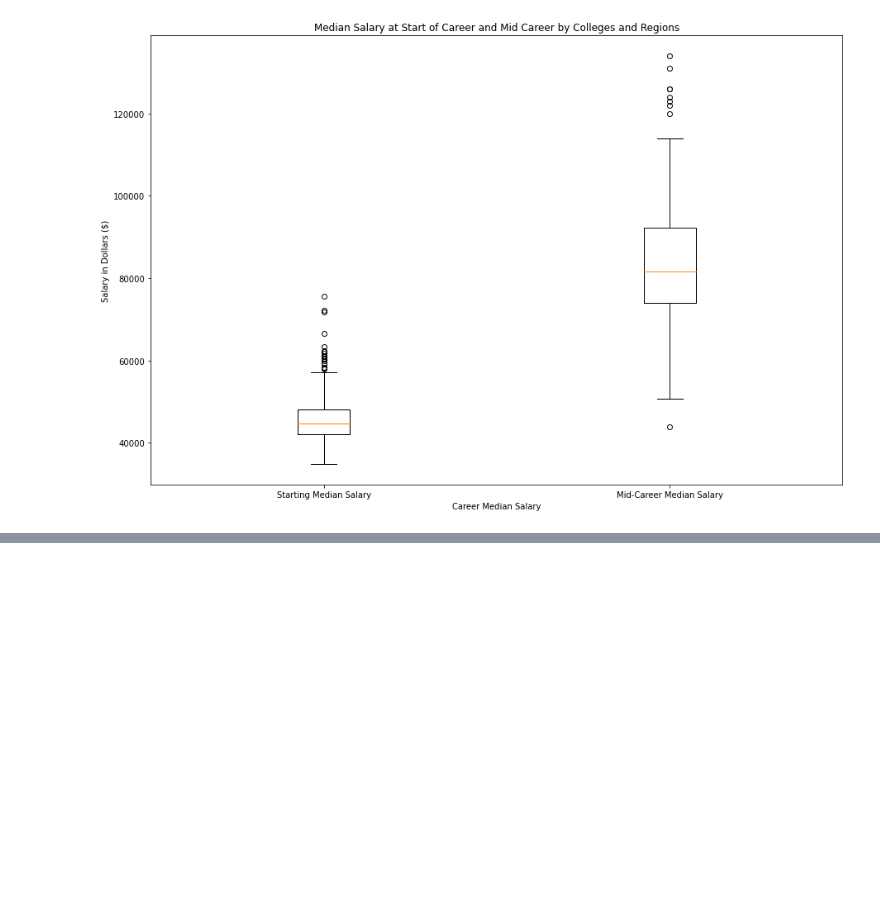
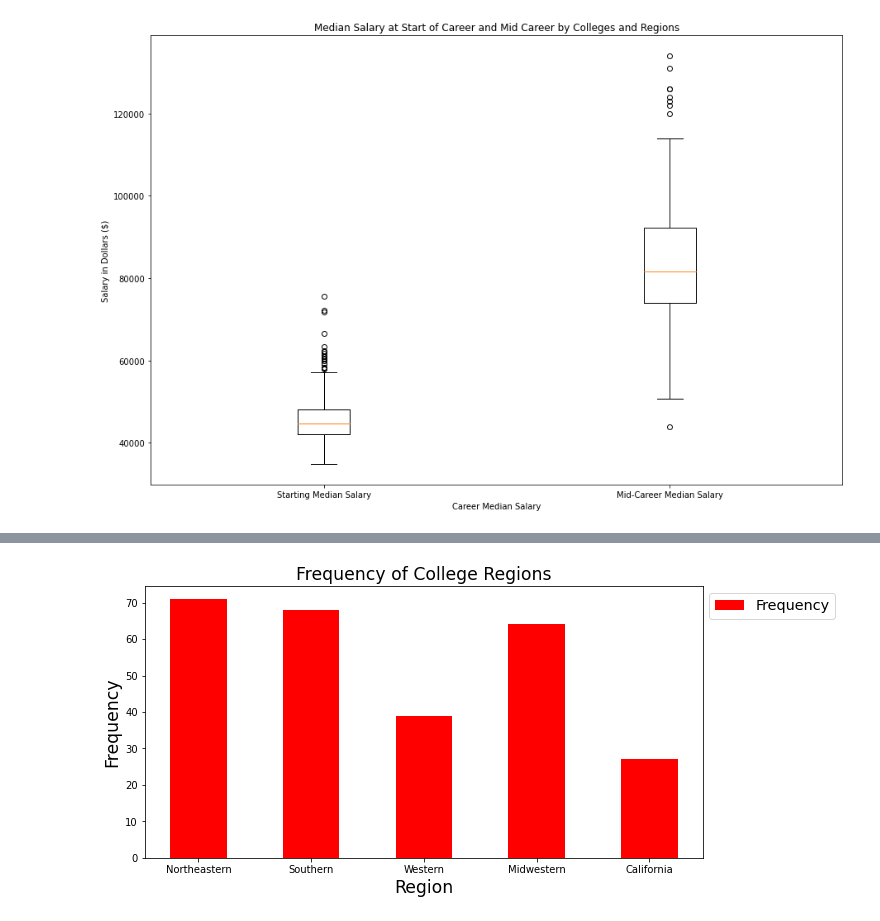
Before and after one commit to CS301-Group4/Student-Grades, a Jupyter notebook: Question_1.ipynb, the cells around one changed output, grey strips where cells are left out. Saved outputs shown, nothing was run; the diff lists cells and outputs as text; code cells hidden in the pictures; blank space fills up the shorter version.

```diff
--- a/Question_1.ipynb
+++ b/Question_1.ipynb
@@ -180,10 +218,12 @@ for y, x in college_region.iterrows():
 # %%
 stcr = college_region['Starting Median Salary'].astype(float)
 col_df1 = stcr.fillna(stcr.median(skipna = True)).astype(float)
+college_region['Starting Median Salary'] = col_df1
 # print(col_df.head())
 
 mdcr = college_region['Mid-Career Median Salary'].astype(float)
 col_df2 = mdcr.fillna(mdcr.median(skipna = True)).astype(float)
+college_region['Mid-Career Median Salary'] = col_df2
 # %%
 #Create a box plot to visualize the spread of data
 # %%
@@ -211,2 +309,4 @@ plt.show()
+# %%
+college_region['Region'] = college_region['Region'].fillna(college_region['Region'].mode()[0])
 # %%
 #Visualize the frequency of colleges in each region
@@ -214,0 +313,24 @@ plt.show()
+# %%
+#create a dictionary with all the regions and frequency
+dict = {}
+for reg in college_region['Region']:
+    if reg not in dict:
+        dict[reg] = 1
+    else:
+        dict[reg] += 1
+
+x_axis = list(dict.keys())
+values = list(dict.values())
+
+ind = 1.5*np.arange(len(x_axis))
+wid = 0.75
+plt.figure(figsize=(10,5))
+plt.bar(ind, values, wid, label="Frequency", color='red')
+plt.title("Frequency of College Regions", fontsize="xx-large")
+plt.xlabel("Region", fontsize="xx-large")
+plt.ylabel("Frequency", fontsize="xx-large")
+plt.xticks(ind, x_axis)
+plt.legend(loc=0, fontsize="x-large", bbox_to_anchor=(1.25,1))
+plt.show()
+# %% [output]
+[figure, added]
```
Also changed, not shown: parts of 13 cells of this notebook, 1 other file.
